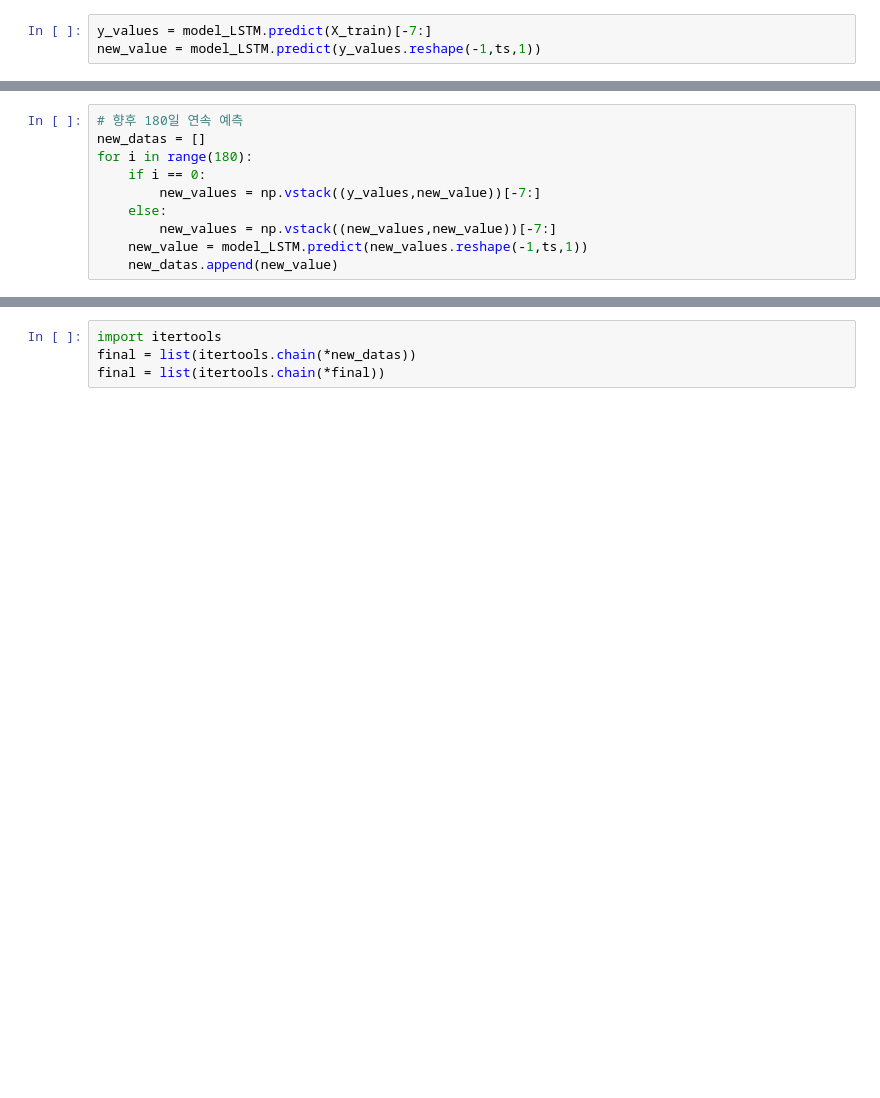
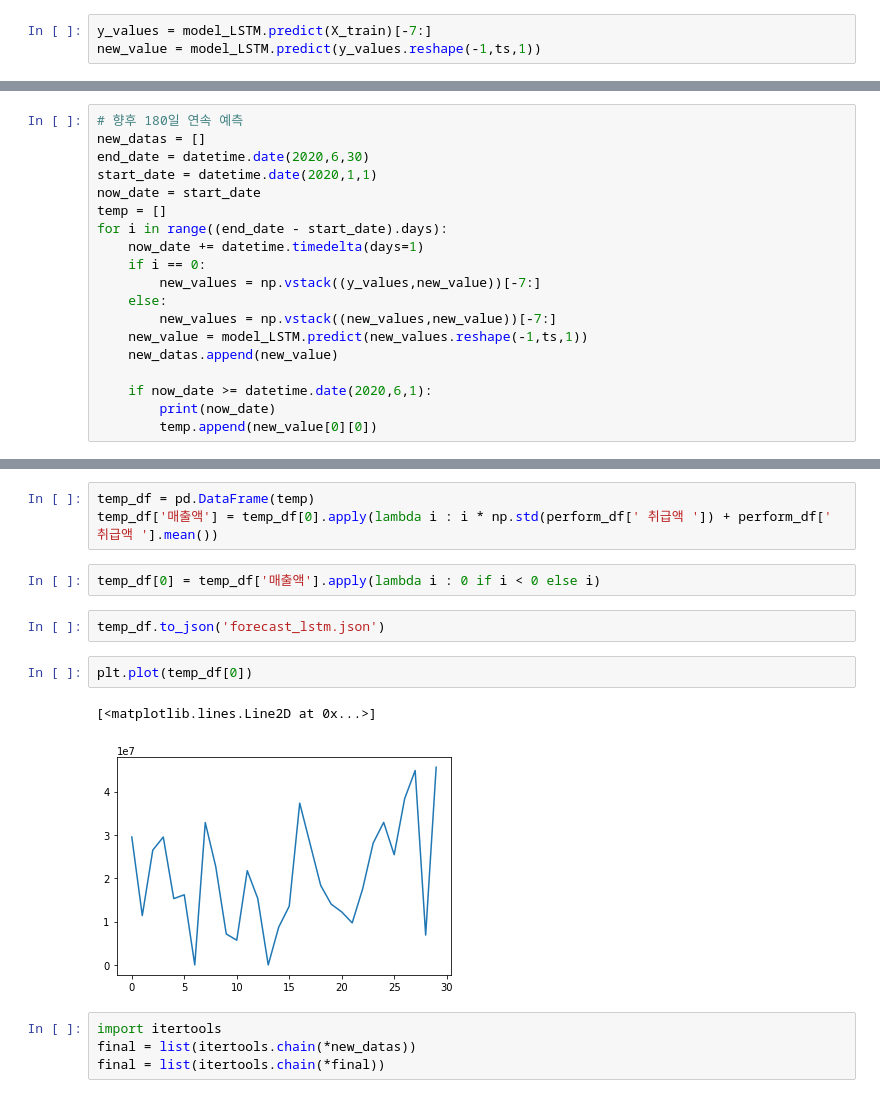
Before and after one commit to devsosin/big_contest, a Jupyter notebook: Model.ipynb, the cells around one changed output, grey strips where cells are left out. Cells and saved outputs as stored; diff of their text form; blank space fills up the shorter version.

```diff
--- a/Model.ipynb
+++ b/Model.ipynb
@@ -87,10 +119,19 @@ new_value = model_LSTM.predict(y_values.reshape(-1,ts,1))
 # %%
 # 향후 180일 연속 예측
 new_datas = []
-for i in range(180):
+end_date = datetime.date(2020,6,30)
+start_date = datetime.date(2020,1,1)
+now_date = start_date
+temp = []
+for i in range((end_date - start_date).days):
+    now_date += datetime.timedelta(days=1)
     if i == 0:
         new_values = np.vstack((y_values,new_value))[-7:]
     else:
         new_values = np.vstack((new_values,new_value))[-7:]
     new_value = model_LSTM.predict(new_values.reshape(-1,ts,1))
     new_datas.append(new_value)
+
+    if now_date >= datetime.date(2020,6,1):
+        print(now_date)
+        temp.append(new_value[0][0])
@@ -97,3 +178,15 @@ for i in range(180):
+# %%
+temp_df = pd.DataFrame(temp)
+temp_df['매출액'] = temp_df[0].apply(lambda i : i * np.std(perform_df[' 취급액 ']) + perform_df[' 취급액 '].mean())
+# %%
+temp_df[0] = temp_df['매출액'].apply(lambda i : 0 if i < 0 else i)
+# %%
+temp_df.to_json('forecast_lstm.json')
+# %%
+plt.plot(temp_df[0])
+# %% [output]
+[<matplotlib.lines.Line2D at 0x...>]
+[figure, added]
 # %%
 import itertools
 final = list(itertools.chain(*new_datas))
```
Also changed, not shown: parts of 14 cells of this notebook, 4 other files.
